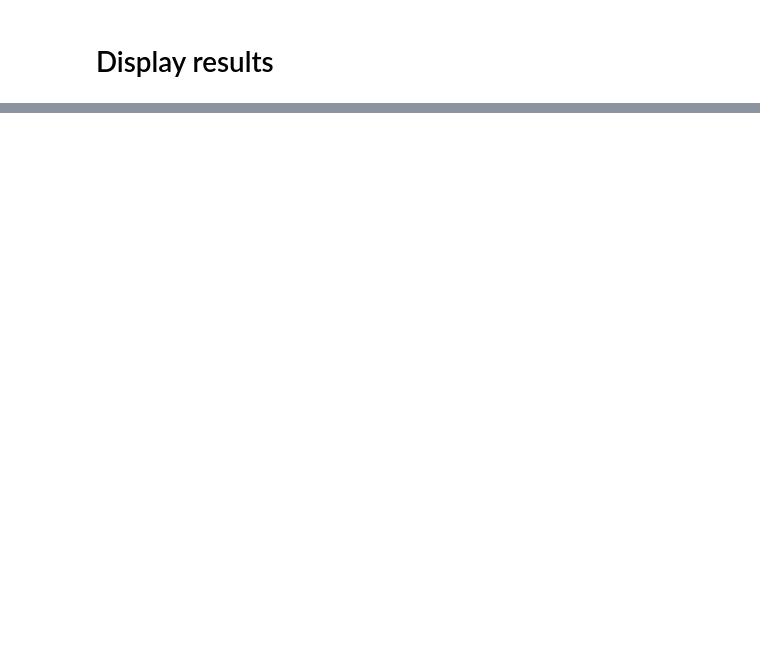
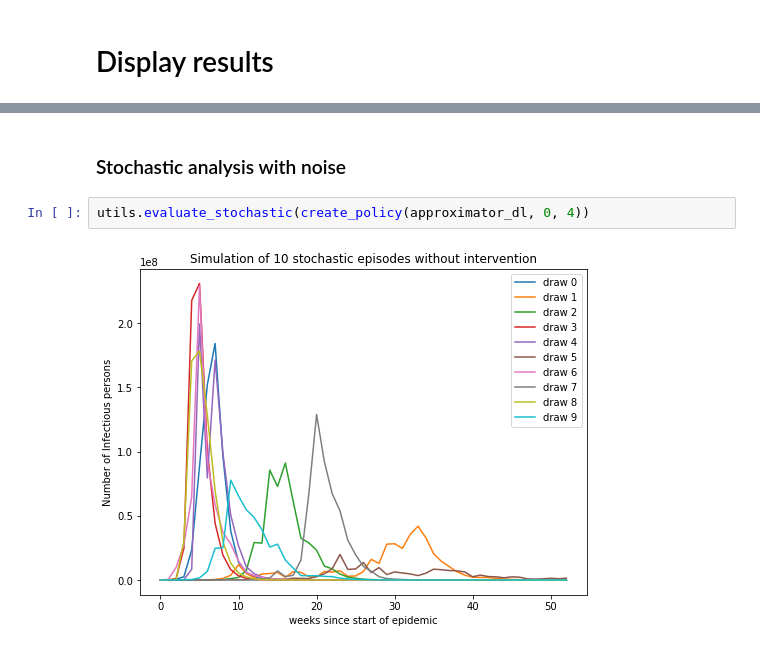
Before and after one commit to erolm-a/ai-coursework-2020, a Jupyter notebook: notebooks/run_rbf.ipynb, the cells around one changed output, grey strips where cells are left out. Cells and saved outputs as stored; diff of their text form; blank space fills up the shorter version.

```diff
--- a/notebooks/run_rbf.ipynb
+++ b/notebooks/run_rbf.ipynb
@@ -681,0 +470,6 @@ NameError: name 'plot' is not defined
+# %% [markdown]
+### Stochastic analysis with noise
+# %%
+utils.evaluate_stochastic(create_policy(approximator_dl, 0, 4))
+# %% [output]
+[figure, added]
```
Also changed, not shown: parts of 18 cells of this notebook.
